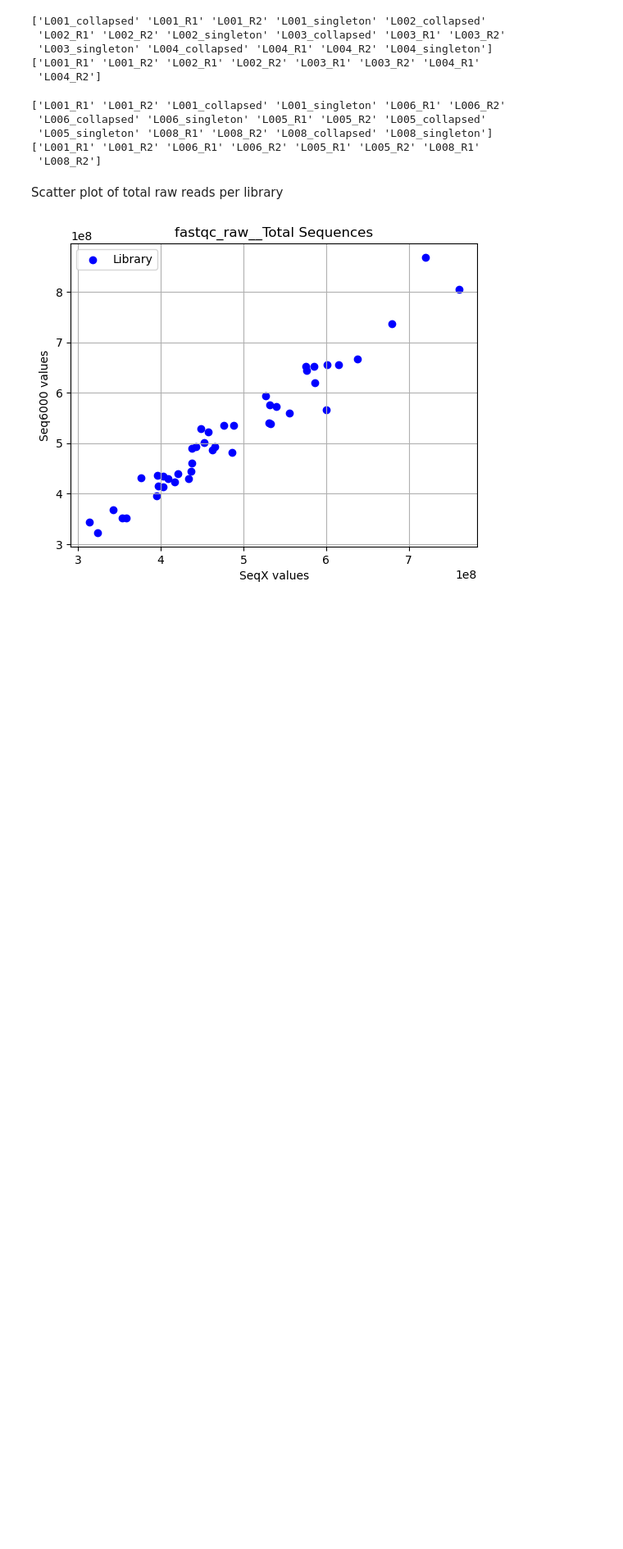
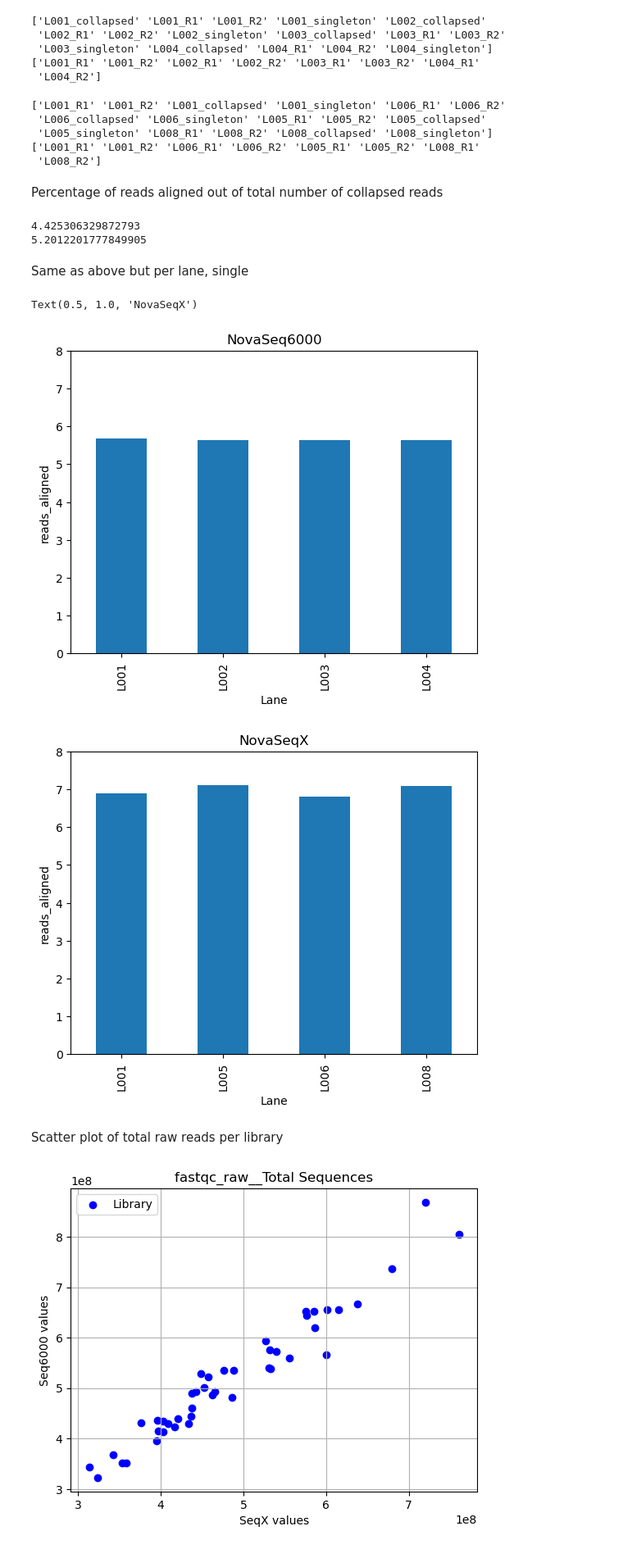
Before and after one commit to magnujo/gg-metadatabase-ui, a Jupyter notebook: illumina_plots.ipynb, the cells around one changed output. Shown at 82% size. Saved outputs shown, nothing was run; the diff lists cells and outputs as text; code cells hidden in the pictures; blank space fills up the shorter version.

```diff
--- a/illumina_plots.ipynb
+++ b/illumina_plots.ipynb
@@ -40,6 +119,69 @@ print(data_nsX[data_nsX["fastqc_raw__Total Sequences"] > 0]["qc_type"].unique())
  'L005_singleton' 'L008_R1' 'L008_R2' 'L008_collapsed' 'L008_singleton']
 ['L001_R1' 'L001_R2' 'L006_R1' 'L006_R2' 'L005_R1' 'L005_R2' 'L008_R1'
  'L008_R2']
+# %% [markdown]
+Percentage of reads aligned out of total number of collapsed reads
+# %%
+print(data_ns6[data_ns6['Read Type'] == 'collapsed']['reads_aligned'].sum() / data_ns6[data_ns6['Read Type'] == 'collapsed']['fastqc_trimmed__Total Sequences'].sum() * 100)
+print(data_nsX[data_nsX['Read Type'] == 'collapsed']['reads_aligned'].sum() / data_nsX[data_nsX['Read Type'] == 'collapsed']['fastqc_trimmed__Total Sequences'].sum() * 100)
+# %% [output]
+4.425306329872793
+5.2012201777849905
+# %% [markdown]
+Same as above but per lane, single
+# %%
+protocol = 'Double'
+
+g1 = \
+    (data_ns6[
+        (data_ns6['Read Type'] == 'collapsed')
+        & (data_ns6['Protocol'] == protocol)][
+            ['Lane', 'reads_aligned']]
+     .groupby('Lane')
+     .sum()
+     .reset_index()
+     .sort_values('Lane')
+     .reset_index(drop=True))
+divider = (data_ns6[
+    (data_ns6['Read Type'] == 'collapsed')
+    & (data_ns6['Protocol'] == protocol)][
+        ['Lane', 'fastqc_trimmed__Total Sequences']
+        ]
+ .groupby('Lane')
+ .sum()
+ .reset_index()
+ .sort_values('Lane')
+ .reset_index(drop=True)
+ )
+g1['reads_aligned'] = g1['reads_aligned'] / divider['fastqc_trimmed__Total Sequences'] * 100
+g2 = \
+    (data_nsX[
+        (data_nsX['Read Type'] == 'collapsed')
+        & (data_nsX['Protocol'] == protocol)][
+            ['Lane', 'reads_aligned']]
+     .groupby('Lane')
+     .sum()
+     .reset_index()
+     .sort_values('Lane')
+     .reset_index(drop=True))
+divider = (data_nsX[
+    (data_nsX['Read Type'] == 'collapsed')
+    & (data_nsX['Protocol'] == protocol)][
+        ['Lane', 'fastqc_trimmed__Total Sequences']
+        ]
+ .groupby('Lane')
+ .sum()
+ .reset_index()
+ .sort_values('Lane')
+ .reset_index(drop=True)
+ )
+g2['reads_aligned'] = g2['reads_aligned'] / divider['fastqc_trimmed__Total Sequences'] * 100
+g1.plot(kind='bar', x='Lane', ylabel='reads_aligned', ylim=(0,8), legend=False).set_title('NovaSeq6000')
+g2.plot(kind='bar', x='Lane', ylabel='reads_aligned', ylim=(0,8), legend=False).set_title('NovaSeqX')
+# %% [output]
+Text(0.5, 1.0, 'NovaSeqX')
+[figure, added]
+[figure, added]
 # %% [markdown]
 Scatter plot of total raw reads per library
 # %%
```
Also changed, not shown: parts of 22 cells of this notebook, 1 other file.
